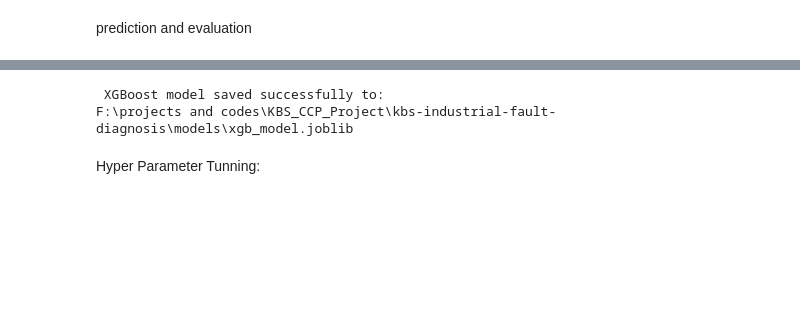
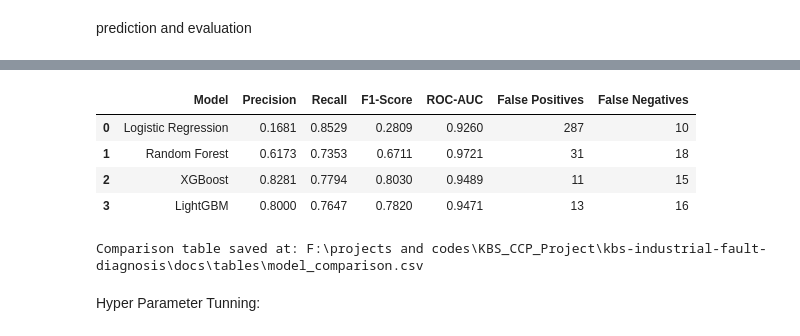
Before and after one commit to muzammilahmed321/KBS_CCP_Project, a Jupyter notebook: kbs-industrial-fault-diagnosis/notebooks/kbs_project_data_pipline.ipynb, the cells around one changed output, grey strips where cells are left out. Saved outputs shown, nothing was run; the diff lists cells and outputs as text; code cells hidden in the pictures; blank space fills up the shorter version.

```diff
--- a/kbs-industrial-fault-diagnosis/notebooks/kbs_project_data_pipline.ipynb
+++ b/kbs-industrial-fault-diagnosis/notebooks/kbs_project_data_pipline.ipynb
@@ -674,11 +1076,0 @@ ROC-AUC: 0.9651778668123596
-# %%
-y_pred_xgb = model_xg.predict(X_test_scaled)
-y_proba_xgb = model_xg.predict_proba(X_test_scaled)[:, 1]
-
-print("Confusion Matrix")
-print(confusion_matrix(y_test, y_pred_xgb))
-print()
-print("Classification Report:")
-print(classification_report(y_test, y_pred_xgb))
-print()
-print("ROC-AUC:", roc_auc_score(y_test, y_proba_xgb))
@@ -761,16 +1076,0 @@ F:\projects and codes\KBS_CCP_Project\kbs-industrial-fault-diagnosis\docs\table\
-# %%
-import os
-import joblib
-
-
-models_dir = r"F:\projects and codes\KBS_CCP_Project\kbs-industrial-fault-diagnosis\models"
-os.makedirs(models_dir, exist_ok=True)
-
-# Save XGBoost one which hase high acuracy
-best_model_path = os.path.join(models_dir, "xgb_model.joblib")
-joblib.dump(model_xg, best_model_path)
-
-print(f" XGBoost model saved successfully to:\n{best_model_path}")
-# %% [output]
- XGBoost model saved successfully to:
-F:\projects and codes\KBS_CCP_Project\kbs-industrial-fault-diagnosis\models\xgb_model.joblib
@@ -778,0 +1077,49 @@ F:\projects and codes\KBS_CCP_Project\kbs-industrial-fault-diagnosis\models\xgb_
+# %%
+from sklearn.metrics import (
+    precision_score,
+    recall_score,
+    f1_score,
+    confusion_matrix,
+    roc_auc_score
+)
+
+comparison_data = []
+
+models_results = {
+    "Logistic Regression": (y_pred_lg, y_proba_lg),
+    "Random Forest": (y_pred_rf, y_prob_rf),
+    "XGBoost": (y_pred_xgb, y_proba_xgb),
+    "LightGBM": (y_pred_lgbm, y_prob_lgbm)
+}
+
+for name, (pred, prob) in models_results.items():
+    cm = confusion_matrix(y_test, pred)
+
+    comparison_data.append({
+        "Model": name,
+        "Precision": precision_score(y_test, pred, zero_division=0),
+        "Recall": recall_score(y_test, pred, zero_division=0),
+        "F1-Score": f1_score(y_test, pred, zero_division=0),
+        "ROC-AUC": roc_auc_score(y_test, prob),
+        "False Positives": cm[0][1],
+        "False Negatives": cm[1][0]
+    })
+
+comparison_df = pd.DataFrame(comparison_data)
+
+table_dir =  r"F:\projects and codes\KBS_CCP_Project\kbs-industrial-fault-diagnosis\docs\tables"
+os.makedirs(table_dir, exist_ok=True)
+
+csv_save_path = os.path.join(table_dir, "model_comparison.csv")
+comparison_df.to_csv(csv_save_path, index=False)
+
+display(comparison_df.round(4))
+
+print("Comparison table saved at:", csv_save_path)
+# %% [output]
+|  | Model | Precision | Recall | F1-Score | ROC-AUC | False Positives | False Negatives |
+| 0 | Logistic Regression | 0.1681 | 0.8529 | 0.2809 | 0.9260 | 287 | 10 |
+| 1 | Random Forest | 0.6173 | 0.7353 | 0.6711 | 0.9721 | 31 | 18 |
+| 2 | XGBoost | 0.8281 | 0.7794 | 0.8030 | 0.9489 | 11 | 15 |
+| 3 | LightGBM | 0.8000 | 0.7647 | 0.7820 | 0.9471 | 13 | 16 |
+Comparison table saved at: F:\projects and codes\KBS_CCP_Project\kbs-industrial-fault-diagnosis\docs\tables\model_comparison.csv
```
Also changed, not shown: parts of 68 cells of this notebook, 30 other files.
